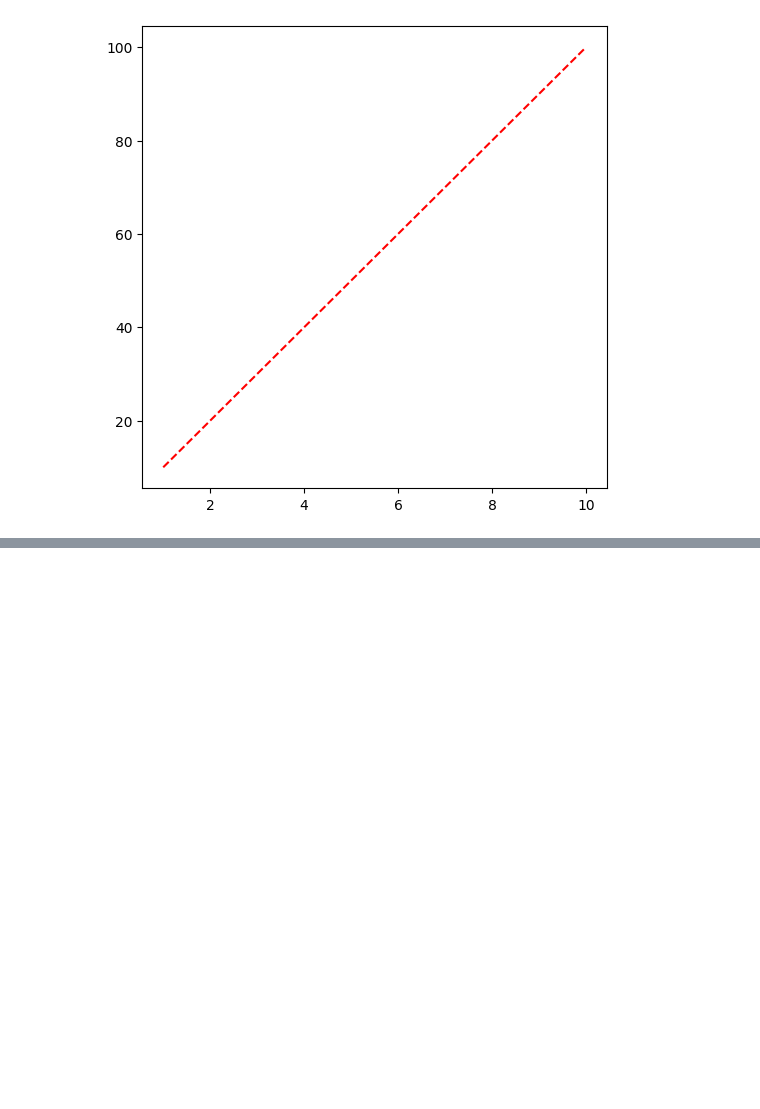
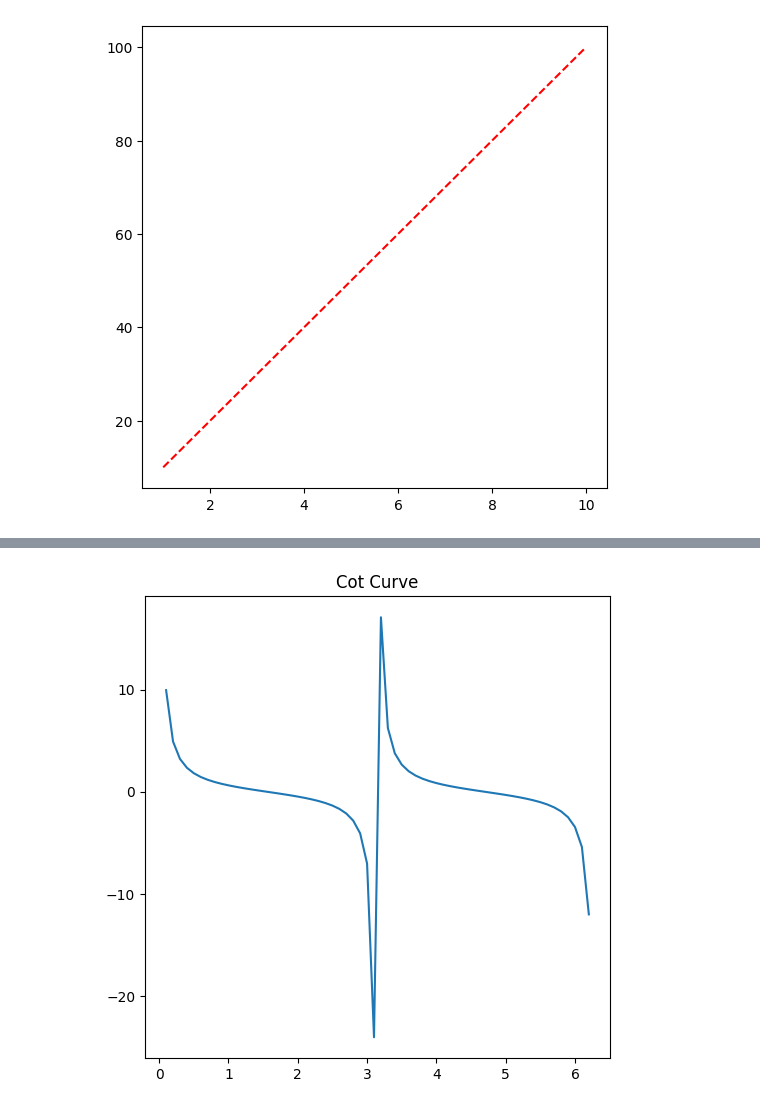
Before and after one commit to sonambharti/Machine-Learning, a Jupyter notebook: Numpy/6_NumpyMatplotlib.ipynb, the cells around one changed output, grey strips where cells are left out. Drawn from its saved outputs; the diff is of its cells as text; code cells hidden in the pictures; blank space fills up the shorter version.

```diff
--- a/Numpy/6_NumpyMatplotlib.ipynb
+++ b/Numpy/6_NumpyMatplotlib.ipynb
@@ -14,0 +91,4 @@ plt.style.use('dark_background')
+# %%
+x_cot = np.arange(0, 2*np.pi, 0.1)
+y_cot = 1/np.tan(x_cot)
+print(y_cot)
@@ -14,0 +112,7 @@ plt.style.use('dark_background')
+# %%
+plt.figure(figsize=(6, 6))
+plt.plot(x_cot, y_cot)
+plt.title('Cot Curve')
+plt.show()
+# %% [output]
+[figure, added]
```
Also changed, not shown: parts of 10 cells of this notebook, 7 other files.
